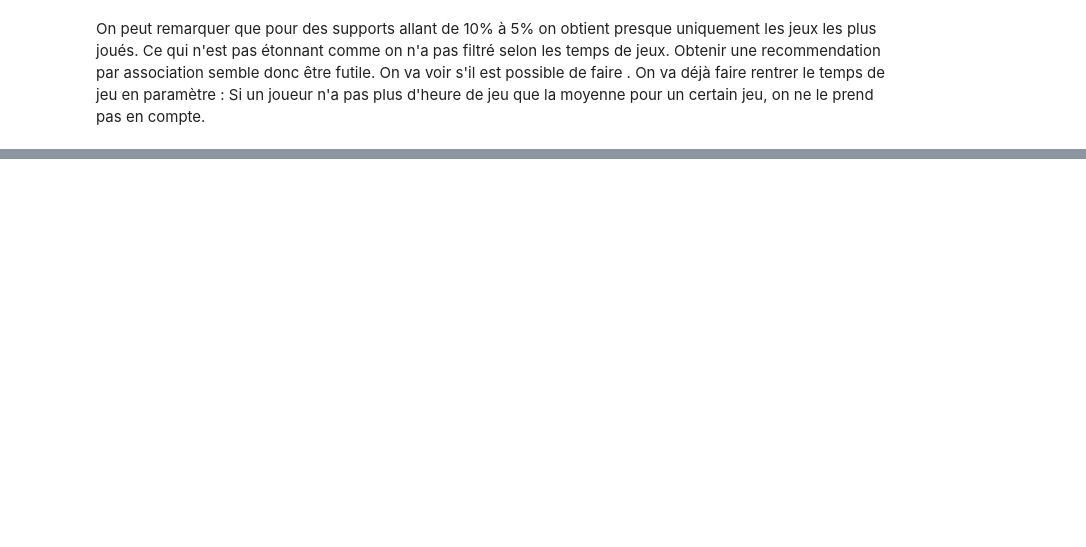
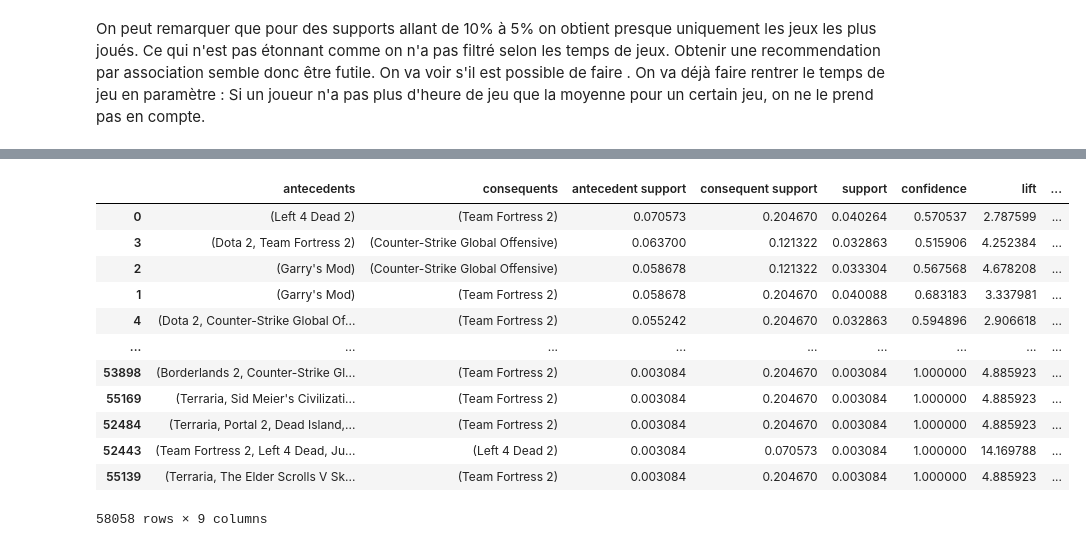
Before and after one commit to Vbardusco/sd201-steam-recommendations, a Jupyter notebook: project_steam_progress.ipynb, the cells around one changed output, grey strips where cells are left out. Saved outputs shown, nothing was run; the diff lists cells and outputs as text; code cells hidden in the pictures; blank space fills up the shorter version.

```diff
--- a/project_steam_progress.ipynb
+++ b/project_steam_progress.ipynb
@@ -1115,3 +1122,18 @@ fis2.sort_values(by=['support'], ascending=False)
 # %%
-association_rules(fis2, metric="confidence", min_threshold=0.3)
-ar.sort_values(by=['antecedent support'], ascending=False)
+association_rules(fis, metric="confidence", min_threshold=0.49)
+ar = ar.sort_values(by=['antecedent support'], ascending=False)
+ar
+# %% [output]
+|  | antecedents | consequents | antecedent support | consequent support | support | confidence | lift | ... |
+| 0 | (Left 4 Dead 2) | (Team Fortress 2) | 0.070573 | 0.204670 | 0.040264 | 0.570537 | 2.787599 | ... |
+| 3 | (Dota 2, Team Fortress 2) | (Counter-Strike Global Offensive) | 0.063700 | 0.121322 | 0.032863 | 0.515906 | 4.252384 | ... |
+| 2 | (Garry's Mod) | (Counter-Strike Global Offensive) | 0.058678 | 0.121322 | 0.033304 | 0.567568 | 4.678208 | ... |
+| 1 | (Garry's Mod) | (Team Fortress 2) | 0.058678 | 0.204670 | 0.040088 | 0.683183 | 3.337981 | ... |
+| 4 | (Dota 2, Counter-Strike Global Of... | (Team Fortress 2) | 0.055242 | 0.204670 | 0.032863 | 0.594896 | 2.906618 | ... |
+| ... | ... | ... | ... | ... | ... | ... | ... | ... |
+| 53898 | (Borderlands 2, Counter-Strike Gl... | (Team Fortress 2) | 0.003084 | 0.204670 | 0.003084 | 1.000000 | 4.885923 | ... |
+| 55169 | (Terraria, Sid Meier's Civilizati... | (Team Fortress 2) | 0.003084 | 0.204670 | 0.003084 | 1.000000 | 4.885923 | ... |
+| 52484 | (Terraria, Portal 2, Dead Island,... | (Team Fortress 2) | 0.003084 | 0.204670 | 0.003084 | 1.000000 | 4.885923 | ... |
+| 52443 | (Team Fortress 2, Left 4 Dead, Ju... | (Left 4 Dead 2) | 0.003084 | 0.070573 | 0.003084 | 1.000000 | 14.169788 | ... |
+| 55139 | (Terraria, The Elder Scrolls V Sk... | (Team Fortress 2) | 0.003084 | 0.204670 | 0.003084 | 1.000000 | 4.885923 | ... |
+58058 rows × 9 columns
```
Also changed, not shown: parts of 11 cells of this notebook.
